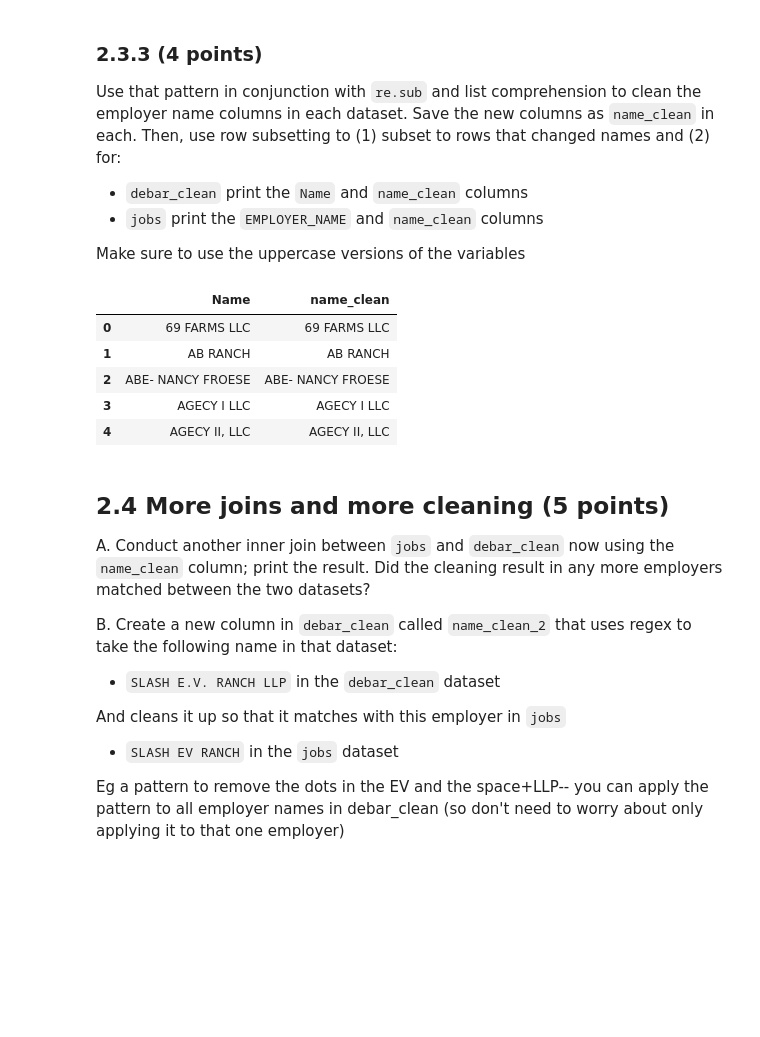
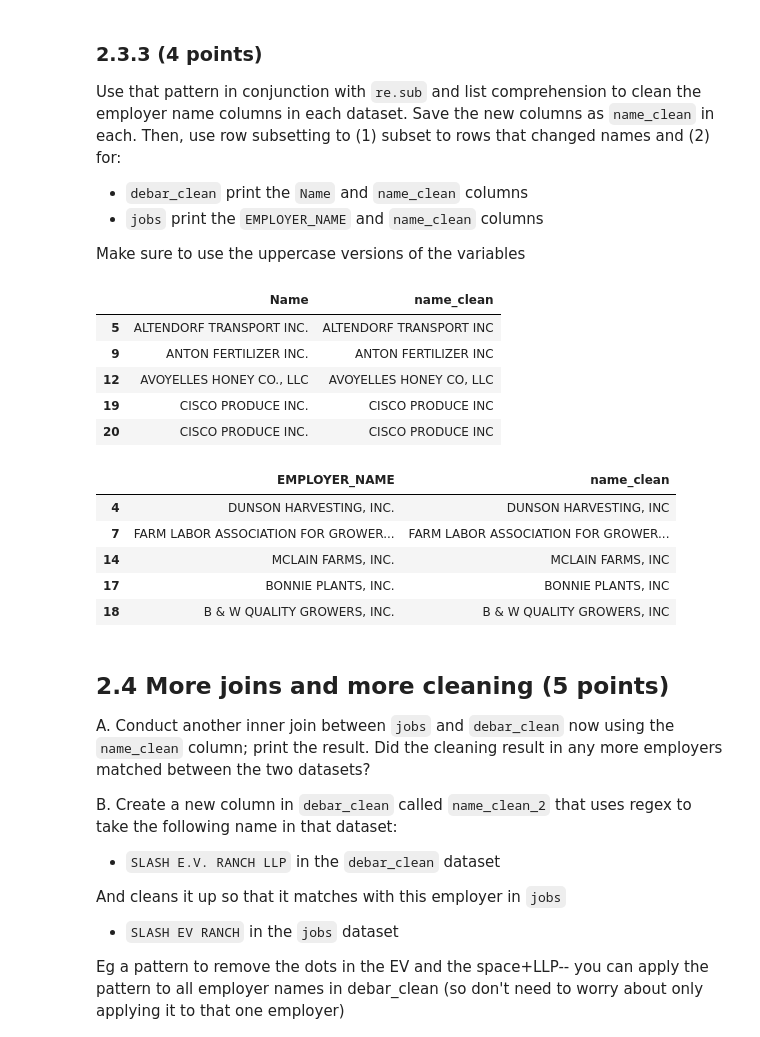
Before and after one commit to noahamidon/QSS20_PSETs, a Jupyter notebook: PSET 2/pset2_blank.ipynb, the cells around one changed output. Cells and saved outputs as stored; diff of their text form; code cells hidden in the pictures; blank space fills up the shorter version.

```diff
--- a/PSET 2/pset2_blank.ipynb
+++ b/PSET 2/pset2_blank.ipynb
@@ -181,8 +181,7 @@ debar_clean = pd.concat([
     debar2.loc[(debar2['is_dup'] == True) & (debar2['violnum'] == 1)],
     debar2.loc[debar2['is_dup'] == False]], axis=0).reset_index(drop=True)
 
-if 'is_repeated' in debar_clean.columns:
-    debar_clean = debar_clean.drop(columns=['is_repeated'])
+if 'is_repeated' in debar_clean.columns: debar_clean = debar_clean.drop(columns=['is_repeated'])
 
 debar_clean.shape
 debar_clean['Name'].nunique()
@@ -319,15 +318,25 @@ Make sure to use the uppercase versions of the variables
 # %%
 debar_clean['name_clean'] = [re.sub(pattern, r'\1', name) for name in debar_clean['Name']]
 jobs['name_clean'] = [re.sub(pattern, r'\1', name) for name in jobs['EMPLOYER_NAME']]
-# %%
-debar_clean[['Name', 'name_clean']].head()
-# %% [output]
-|  | Name | name_clean |
-| 0 | 69 FARMS LLC | 69 FARMS LLC |
-| 1 | AB RANCH | AB RANCH |
-| 2 | ABE- NANCY FROESE | ABE- NANCY FROESE |
-| 3 | AGECY I LLC | AGECY I LLC |
-| 4 | AGECY II, LLC | AGECY II, LLC |
+# %%
+changed_debar = debar_clean[debar_clean['Name'] != debar_clean['name_clean']]
+changed_debar[['Name', 'name_clean']].head()
+
+changed_jobs = jobs[jobs['EMPLOYER_NAME'] != jobs['name_clean']]
+changed_jobs[['EMPLOYER_NAME', 'name_clean']].head()
+# %% [output]
+|  | Name | name_clean |
+| 5 | ALTENDORF TRANSPORT INC. | ALTENDORF TRANSPORT INC |
+| 9 | ANTON FERTILIZER INC. | ANTON FERTILIZER INC |
+| 12 | AVOYELLES HONEY CO., LLC | AVOYELLES HONEY CO, LLC |
+| 19 | CISCO PRODUCE INC. | CISCO PRODUCE INC |
+| 20 | CISCO PRODUCE INC. | CISCO PRODUCE INC |
+|  | EMPLOYER_NAME | name_clean |
+| 4 | DUNSON HARVESTING, INC. | DUNSON HARVESTING, INC |
+| 7 | FARM LABOR ASSOCIATION FOR GROWER... | FARM LABOR ASSOCIATION FOR GROWER... |
+| 14 | MCLAIN FARMS, INC. | MCLAIN FARMS, INC |
+| 17 | BONNIE PLANTS, INC. | BONNIE PLANTS, INC |
+| 18 | B & W QUALITY GROWERS, INC. | B & W QUALITY GROWERS, INC |
 # %% [markdown]
 ## 2.4 More joins and more cleaning (5 points)
 
```
Also changed, not shown: parts of 3 cells of this notebook.
